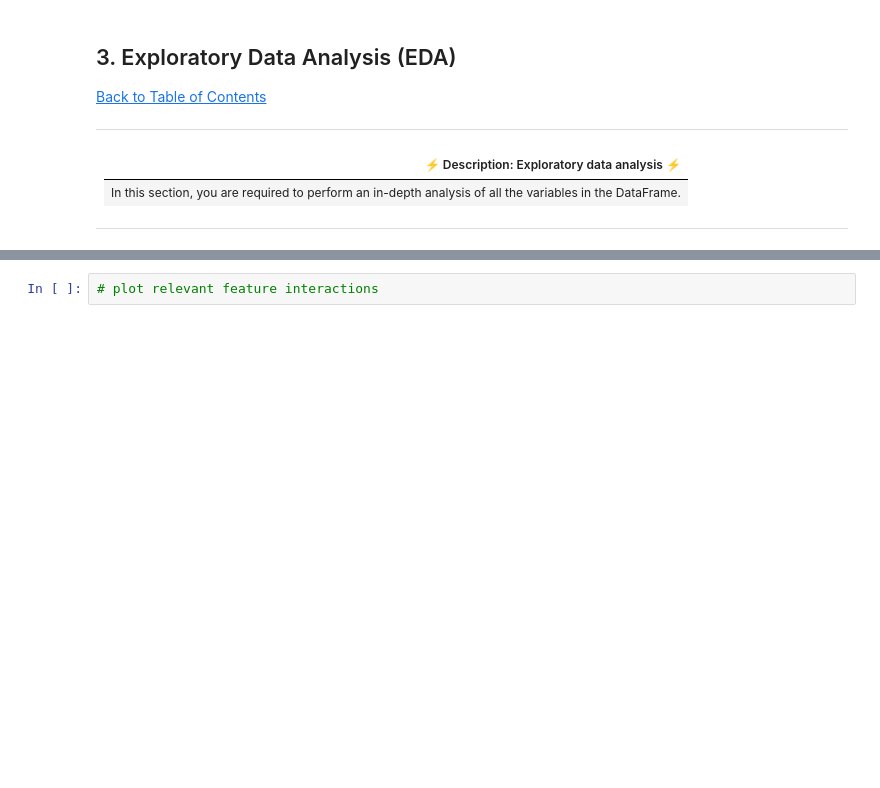
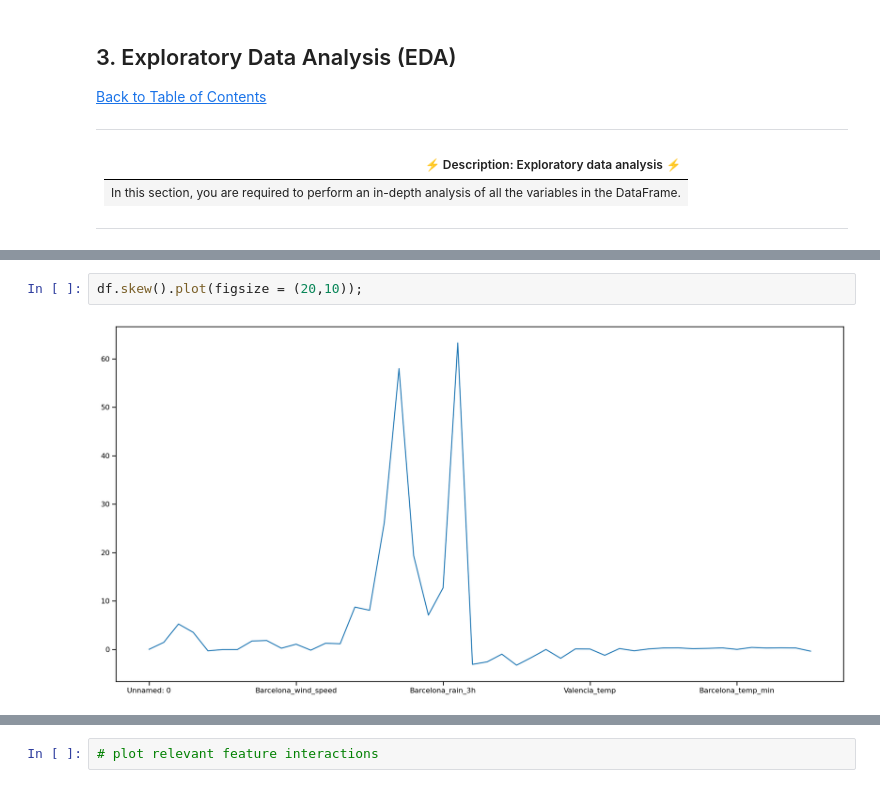
Before and after one commit to muheezokunade/Spain-Electricity-Shortfall-2020, a Jupyter notebook: starter-notebook.ipynb, the cells around one changed output, grey strips where cells are left out. Saved outputs shown, nothing was run; the diff lists cells and outputs as text; blank space fills up the shorter version.

```diff
--- a/starter-notebook.ipynb
+++ b/starter-notebook.ipynb
@@ -96,0 +352,4 @@ df = pd.read_csv('df_train.csv')# load the data
+# %%
+df.skew().plot(figsize = (20,10));
+# %% [output]
+[figure, added]
```
Also changed, not shown: parts of 38 cells of this notebook, 1 other file.
